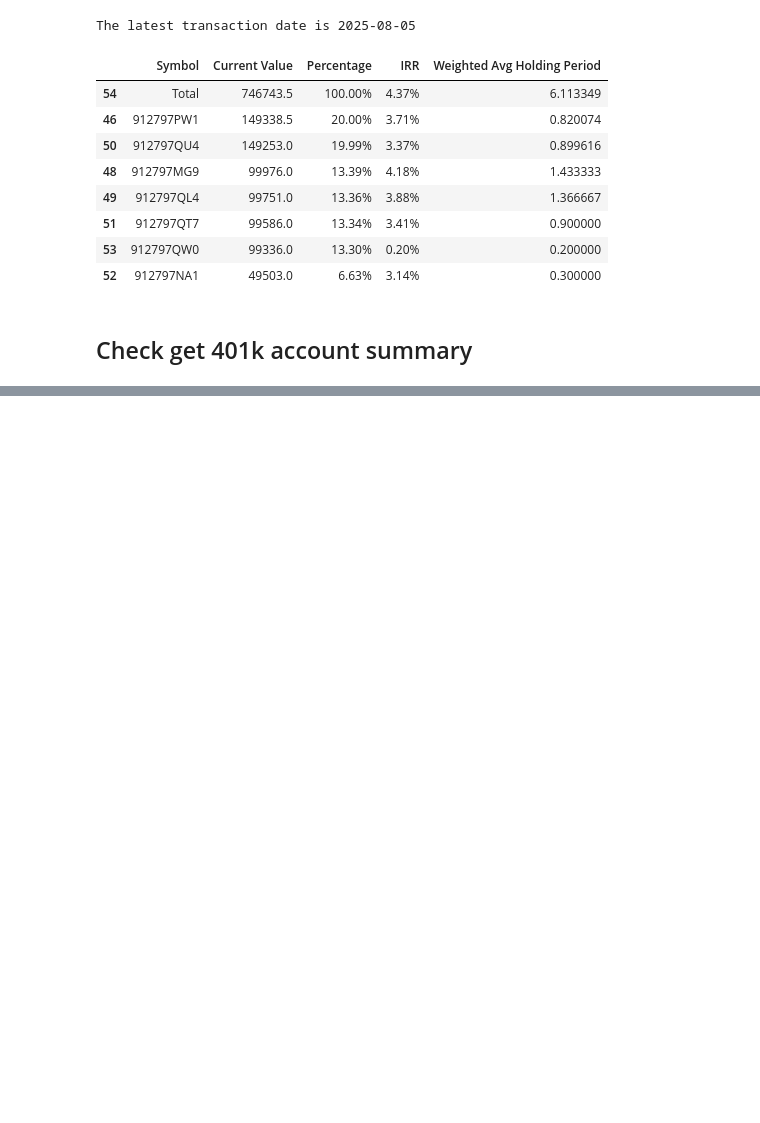
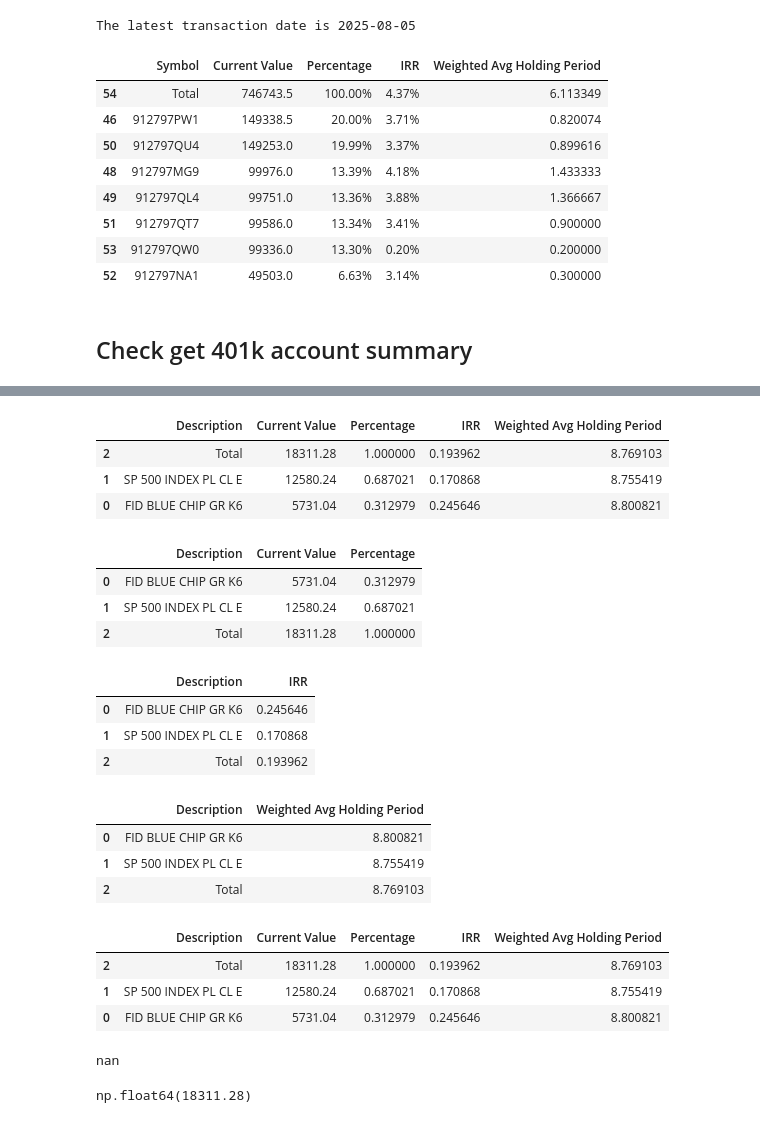
Before and after one commit to yifan-lee/fidelity-portfolio-tracker, a Jupyter notebook: Dev.ipynb, the cells around one changed output, grey strips where cells are left out. Saved outputs shown, nothing was run; the diff lists cells and outputs as text; code cells hidden in the pictures; blank space fills up the shorter version.

```diff
--- a/Dev.ipynb
+++ b/Dev.ipynb
@@ -478,5 +478,30 @@ class IndividualPortfolio(Portfolio):
         super().__init__(transactions, position)
         self.transactions = transactions[transactions['Account Number']==self.account_number_dic["Individual"]]
         self.position = position[position['Account Number']==self.account_number_dic["Individual"]]
+
+
+class PensionPortfolio(Portfolio):
+    def __init__(self, transactions, position):
+        super().__init__(transactions, position)
+        self.transactions = transactions[transactions['Account Number']==self.account_number_dic["401k"]]
+        self.position = position[position['Account Number']==self.account_number_dic["401k"]]
+
+    def get_combined_key_irr(self, listKeys: list, colName):
+        trans = self.transactions[self.transactions[colName].isin(listKeys)]
+        cashflows = trans['Amount ($)'].tolist()
+        cashflows = [-x for x in cashflows]
+        dates = trans['Run Date'].tolist()
+        current_value = self.position.loc[self.position[colName].isin(listKeys), 'Current Value'].sum()
+        cashflows.append(current_value)
+        dates.append(self.cob)
+        irr = compute_irr(cashflows, dates, self.cob)
+        return irr
+
+
+class HSAPortfolio(Portfolio):
+    def __init__(self, transactions, position):
+        super().__init__(transactions, position)
+        self.transactions = transactions[transactions['Account Number']==self.account_number_dic["HSA"]]
+        self.position = position[position['Account Number']==self.account_number_dic["HSA"]]
 # %% [markdown]
 ## Check get_individual_account_summary
@@ -798,6 +805,6 @@ transaction_file_pattern = 'Accounts_History_*.csv'
 position_file_pattern = 'Portfolio_Positions_*.csv'
 transactions = load_transaction(data_folder_path, transaction_file_pattern)
 position = load_position(data_folder_path, position_file_pattern)
-portfolio = Portfolio(transactions, position)
+pensionPortfolio = PensionPortfolio(transactions, position)
 # %% [output]
 The latest transaction date is 2025-08-05
@@ -863,0 +811,7 @@ portfolio.individualTransactions[portfolio.individualTransactions['Description']
+# %%
+pensionPortfolio.get_all_stock_summary(colName='Description')
+# %% [output]
+|  | Description | Current Value | Percentage | IRR | Weighted Avg Holding Period |
+| 2 | Total | 18311.28 | 1.000000 | 0.193962 | 8.769103 |
+| 1 | SP 500 INDEX PL CL E | 12580.24 | 0.687021 | 0.170868 | 8.755419 |
+| 0 | FID BLUE CHIP GR K6 | 5731.04 | 0.312979 | 0.245646 | 8.800821 |
@@ -863,0 +820,41 @@ portfolio.individualTransactions[portfolio.individualTransactions['Description']
+# %%
+listKeys = pensionPortfolio.get_stock_key_list(colName)
+currentValueResult = pensionPortfolio.get_key_current_values(listKeys,colName)
+currentValueResult
+# %% [output]
+|  | Description | Current Value | Percentage |
+| 0 | FID BLUE CHIP GR K6 | 5731.04 | 0.312979 |
+| 1 | SP 500 INDEX PL CL E | 12580.24 | 0.687021 |
+| 2 | Total | 18311.28 | 1.000000 |
+# %%
+irrResult = pensionPortfolio.get_key_irrs(listKeys,colName)
+irrResult
+# %% [output]
+|  | Description | IRR |
+| 0 | FID BLUE CHIP GR K6 | 0.245646 |
+| 1 | SP 500 INDEX PL CL E | 0.170868 |
+| 2 | Total | 0.193962 |
+# %%
+holdingPeriodResult = pensionPortfolio.get_key_holding_period(listKeys,colName)
+holdingPeriodResult
+# %% [output]
+|  | Description | Weighted Avg Holding Period |
+| 0 | FID BLUE CHIP GR K6 | 8.800821 |
+| 1 | SP 500 INDEX PL CL E | 8.755419 |
+| 2 | Total | 8.769103 |
+# %%
+result = pd.merge(currentValueResult, irrResult, on=colName)
+result = pd.merge(result, holdingPeriodResult, on=colName)
+result = result.sort_values(by='Current Value', ascending=False)
+result
+# %% [output]
+|  | Description | Current Value | Percentage | IRR | Weighted Avg Holding Period |
+| 2 | Total | 18311.28 | 1.000000 | 0.193962 | 8.769103 |
+| 1 | SP 500 INDEX PL CL E | 12580.24 | 0.687021 | 0.170868 | 8.755419 |
+| 0 | FID BLUE CHIP GR K6 | 5731.04 | 0.312979 | 0.245646 | 8.800821 |
+# %%
+key = listKeys[0]
+irr = pensionPortfolio.get_combined_key_irr([key], colName)
+irr
+# %% [output]
+nan
@@ -863,0 +864,4 @@ portfolio.individualTransactions[portfolio.individualTransactions['Description']
+# %%
+current_value
+# %% [output]
+np.float64(18311.28)
```
Also changed, not shown: parts of 17 cells of this notebook, 2 other files.
